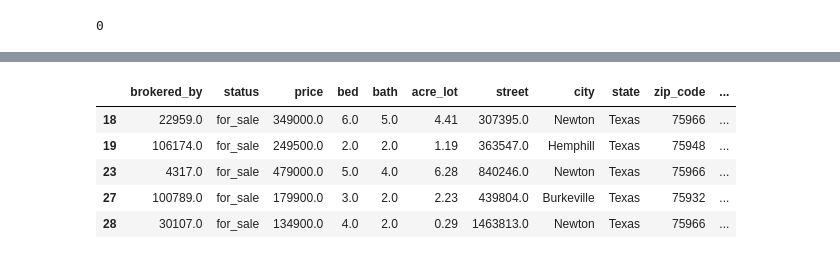
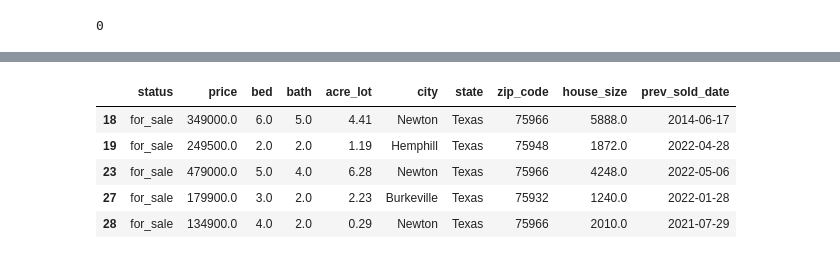
Before and after one commit to trentlerma/groupthreeproject, a Jupyter notebook: Project 2.ipynb, the cells around one changed output, grey strips where cells are left out. Saved outputs shown, nothing was run; the diff lists cells and outputs as text; code cells hidden in the pictures.

Commit message:
Data Transformation

```diff
--- a/Project 2.ipynb
+++ b/Project 2.ipynb
@@ -103,6 +131,11 @@ dtype: int64
 print(Real_Estate_data_df.duplicated().sum())
 # %% [output]
 0
+# %%
+# Convert prev_sold_date to datetime
+Real_Estate_data_df['prev_sold_date'] = pd.to_datetime(Real_Estate_data_df['prev_sold_date'])
 # %%
 # dropping missing values
-Real_Estate_data_clean_df = Real_Estate_data_df.dropna()
+Clean_data_df = Real_Estate_data_df.dropna()
+# %%
+Clean_data_df=Clean_data_df.drop(columns=['brokered_by', 'street'])
@@ -109,10 +157,10 @@ Real_Estate_data_clean_df = Real_Estate_data_df.dropna()
 # %%
 # Verifying changes
-Real_Estate_data_clean_df.head()
+Clean_data_df.head()
 # %% [output]
-|  | brokered_by | status | price | bed | bath | acre_lot | street | city | state | zip_code | ... |
-| 18 | 22959.0 | for_sale | 349000.0 | 6.0 | 5.0 | 4.41 | 307395.0 | Newton | Texas | 75966 | ... |
-| 19 | 106174.0 | for_sale | 249500.0 | 2.0 | 2.0 | 1.19 | 363547.0 | Hemphill | Texas | 75948 | ... |
-| 23 | 4317.0 | for_sale | 479000.0 | 5.0 | 4.0 | 6.28 | 840246.0 | Newton | Texas | 75966 | ... |
-| 27 | 100789.0 | for_sale | 179900.0 | 3.0 | 2.0 | 2.23 | 439804.0 | Burkeville | Texas | 75932 | ... |
-| 28 | 30107.0 | for_sale | 134900.0 | 4.0 | 2.0 | 0.29 | 1463813.0 | Newton | Texas | 75966 | ... |
+|  | status | price | bed | bath | acre_lot | city | state | zip_code | house_size | prev_sold_date |
+| 18 | for_sale | 349000.0 | 6.0 | 5.0 | 4.41 | Newton | Texas | 75966 | 5888.0 | 2014-06-17 |
+| 19 | for_sale | 249500.0 | 2.0 | 2.0 | 1.19 | Hemphill | Texas | 75948 | 1872.0 | 2022-04-28 |
+| 23 | for_sale | 479000.0 | 5.0 | 4.0 | 6.28 | Newton | Texas | 75966 | 4248.0 | 2022-05-06 |
+| 27 | for_sale | 179900.0 | 3.0 | 2.0 | 2.23 | Burkeville | Texas | 75932 | 1240.0 | 2022-01-28 |
+| 28 | for_sale | 134900.0 | 4.0 | 2.0 | 0.29 | Newton | Texas | 75966 | 2010.0 | 2021-07-29 |
```
Also changed, not shown: parts of 23 cells of this notebook, 1 other file.
